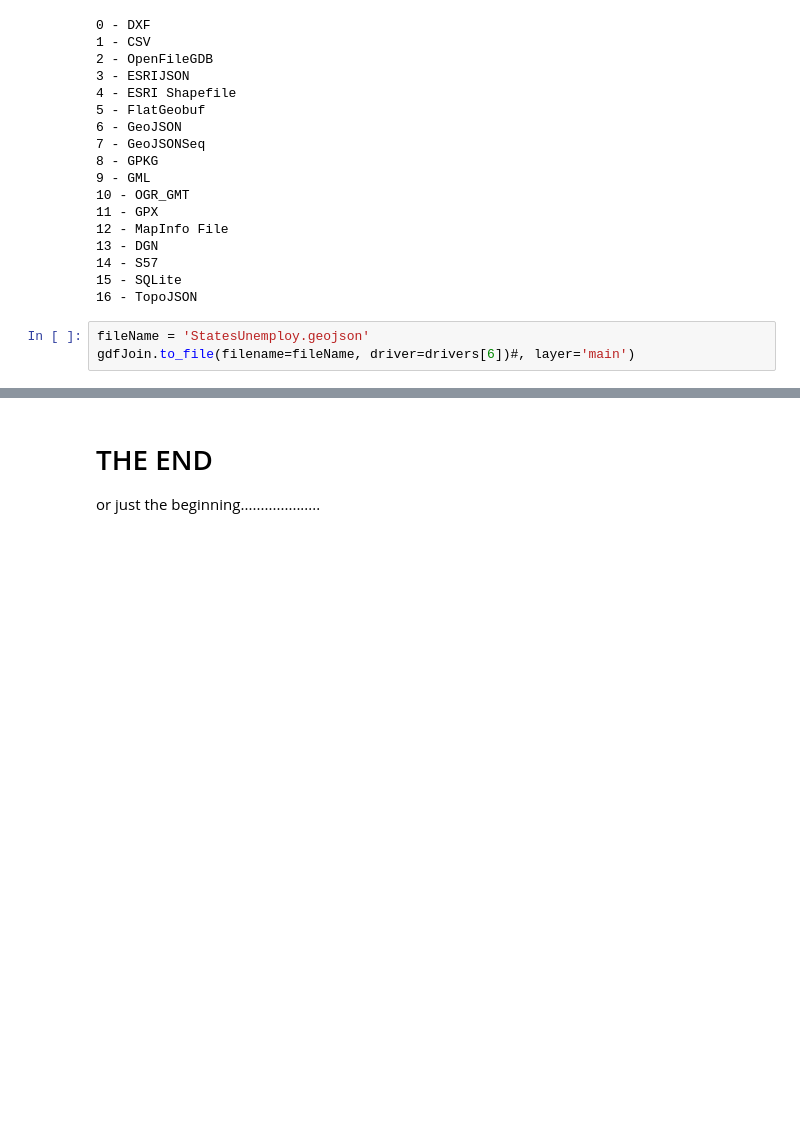
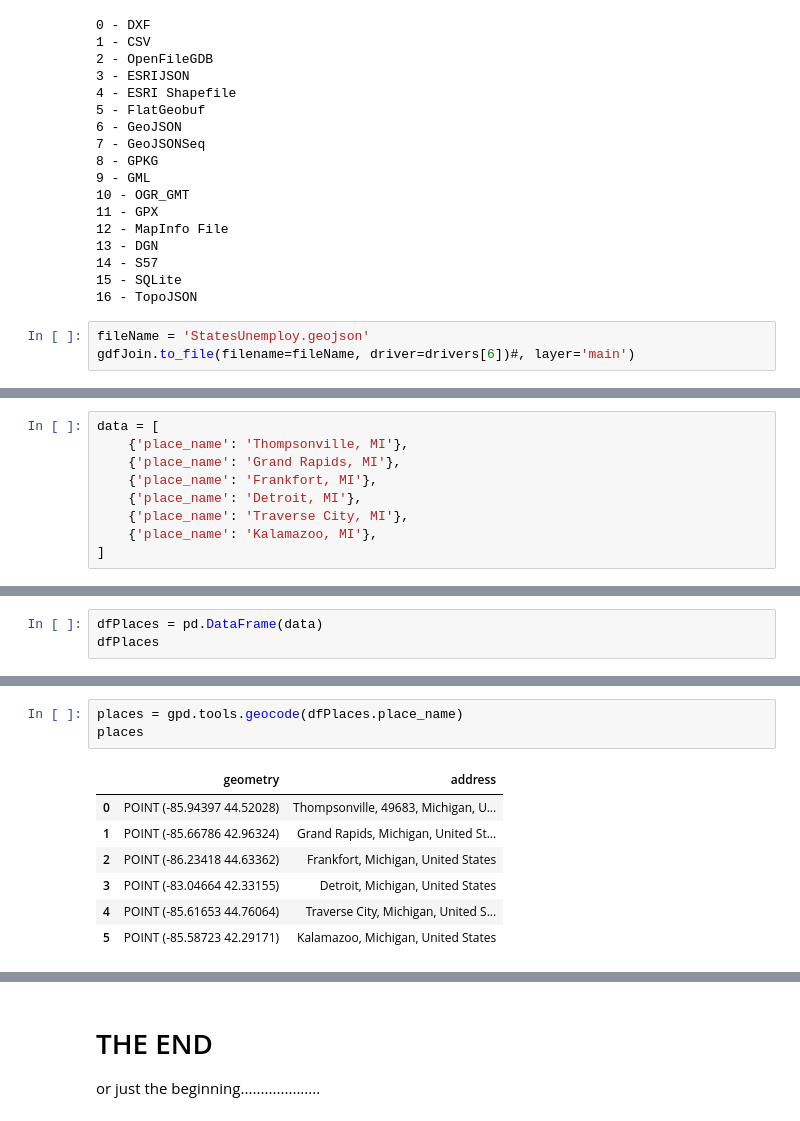
Before and after one commit to Location-Artistry/GEO-NOTEBOOKS, a Jupyter notebook: GeoPandas4GeoSpatial.ipynb, the cells around one changed output, grey strips where cells are left out. Saved outputs shown, nothing was run; the diff lists cells and outputs as text; blank space fills up the shorter version.

```diff
--- a/GeoPandas4GeoSpatial.ipynb
+++ b/GeoPandas4GeoSpatial.ipynb
@@ -552,0 +612,9 @@ gdfJoin.to_file(filename=fileName, driver=drivers[6])#, layer='main')
+# %%
+data = [
+    {'place_name': 'Thompsonville, MI'},
+    {'place_name': 'Grand Rapids, MI'},
+    {'place_name': 'Frankfort, MI'},
+    {'place_name': 'Detroit, MI'},
+    {'place_name': 'Traverse City, MI'},
+    {'place_name': 'Kalamazoo, MI'},
+]
@@ -552,0 +629,3 @@ gdfJoin.to_file(filename=fileName, driver=drivers[6])#, layer='main')
+# %%
+dfPlaces = pd.DataFrame(data)
+dfPlaces
@@ -552,0 +640,11 @@ gdfJoin.to_file(filename=fileName, driver=drivers[6])#, layer='main')
+# %%
+places = gpd.tools.geocode(dfPlaces.place_name)
+places
+# %% [output]
+|  | geometry | address |
+| 0 | POINT (-85.94397 44.52028) | Thompsonville, 49683, Michigan, U... |
+| 1 | POINT (-85.66786 42.96324) | Grand Rapids, Michigan, United St... |
+| 2 | POINT (-86.23418 44.63362) | Frankfort, Michigan, United States |
+| 3 | POINT (-83.04664 42.33155) | Detroit, Michigan, United States |
+| 4 | POINT (-85.61653 44.76064) | Traverse City, Michigan, United S... |
+| 5 | POINT (-85.58723 42.29171) | Kalamazoo, Michigan, United States |
```
Also changed, not shown: parts of 16 cells of this notebook.
